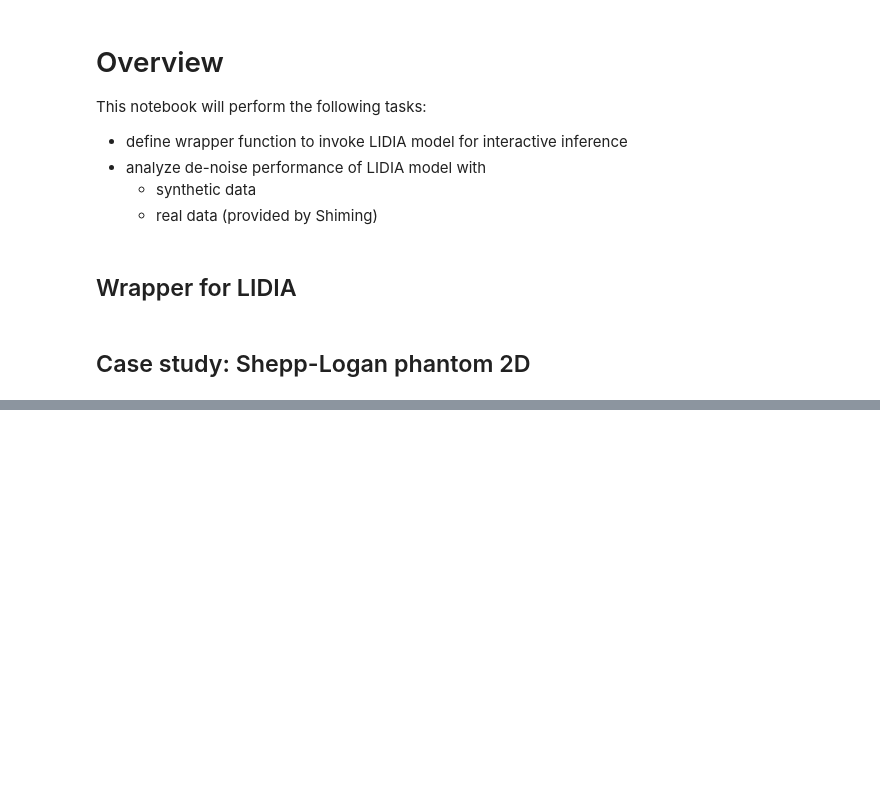
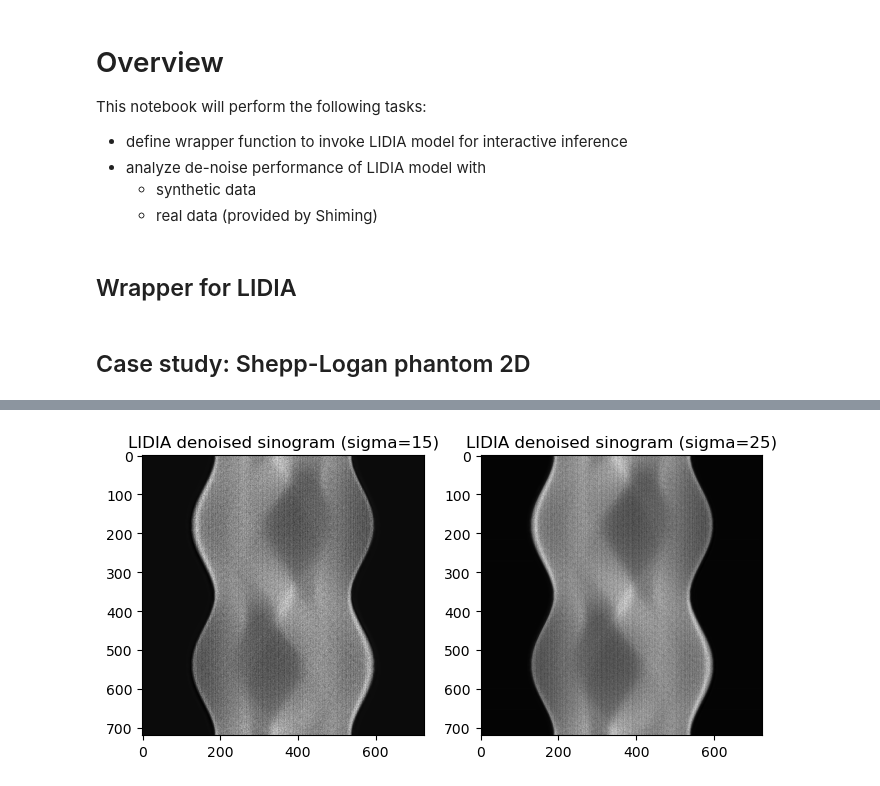
Before and after one commit to KedoKudo/TomoArtifactBenchPy, a Jupyter notebook: notebooks/evaluate_LIDIA.ipynb, the cells around one changed output, grey strips where cells are left out. Drawn from its saved outputs; the diff is of its cells as text; code cells hidden in the pictures; blank space fills up the shorter version.

```diff
--- a/notebooks/evaluate_LIDIA.ipynb
+++ b/notebooks/evaluate_LIDIA.ipynb
@@ -91,0 +178,12 @@ Reconstruction of Gain Error:  -0.08379143 0.037704818
+# %%
+sino_lidia_sigma25 = denoise_with_lidia(sino_noisy_reshaped, sigma=25)
+# %%
+# visualize side by side
+fig, axs = plt.subplots(1, 2, figsize=(8, 4))
+axs[0].imshow(sino_lidia_sigma15[0, 0, :, :], cmap='gray')
+axs[0].set_title('LIDIA denoised sinogram (sigma=15)')
+axs[1].imshow(sino_lidia_sigma25[0, 0, :, :], cmap='gray')
+axs[1].set_title('LIDIA denoised sinogram (sigma=25)')
+plt.show()
+# %% [output]
+[figure, added]
```
Also changed, not shown: parts of 21 cells of this notebook, 2 other files.
